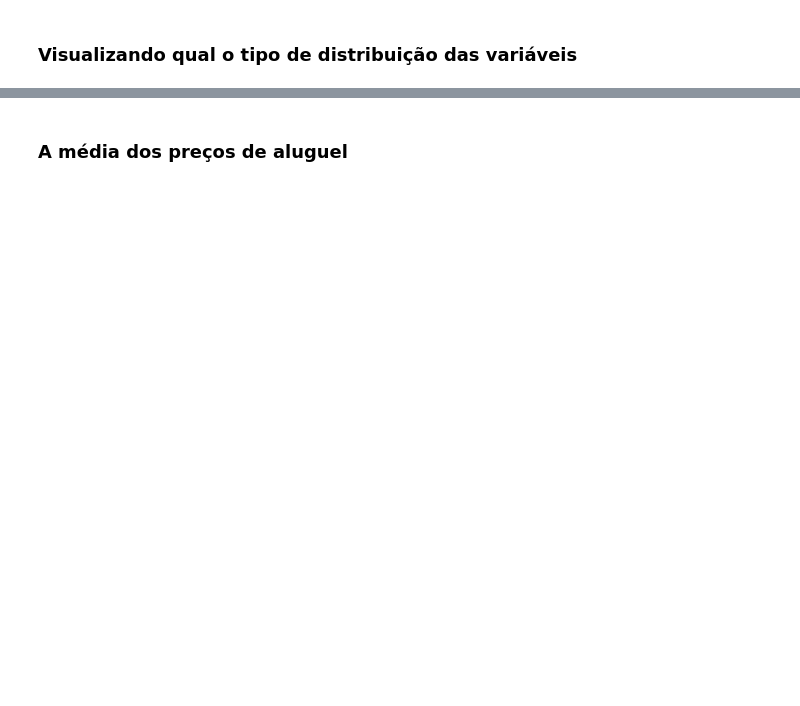
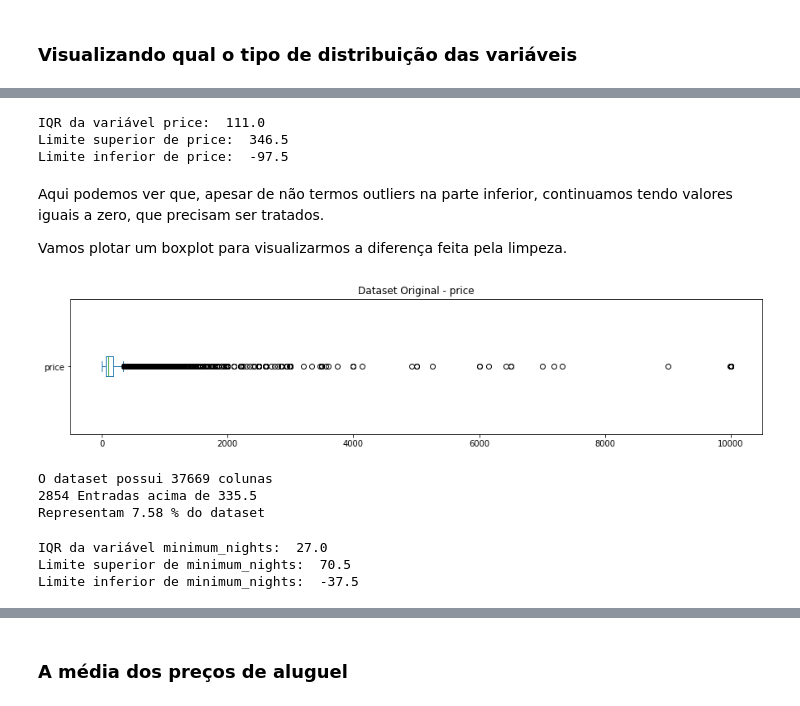
Before and after one commit to prof-Thiago-Nunes/Projetos-data-science-, a Jupyter notebook: Analisando_os_Dados_do_Airbnb.ipynb, the cells around one changed output, grey strips where cells are left out. Cells and saved outputs as stored; diff of their text form; code cells hidden in the pictures; blank space fills up the shorter version.

```diff
--- a/Analisando_os_Dados_do_Airbnb.ipynb
+++ b/Analisando_os_Dados_do_Airbnb.ipynb
@@ -248,0 +332,52 @@ entradas: 0
+# %%
+# identificando os outliers para a variável price
+q1_price = df.price.quantile(.25)
+q3_price = df.price.quantile(.75)
+IQR_price = q3_price - q1_price
+print('IQR da variável price: ', IQR_price)
+
+# definindo os limites
+sup_price = q3_price + 1.5 * IQR_price
+inf_price = q1_price - 1.5 * IQR_price
+
+print('Limite superior de price: ', sup_price)
+print('Limite inferior de price: ', inf_price)
+# %% [output]
+IQR da variável price:  111.0
+Limite superior de price:  346.5
+Limite inferior de price:  -97.5
+# %% [markdown]
+Aqui podemos ver que, apesar de não termos outliers na parte inferior, continuamos tendo valores iguais a zero, que precisam ser tratados.
+
+Vamos plotar um boxplot para visualizarmos a diferença feita pela limpeza.
+# %%
+# verificando o conjunto original
+fig, ax = plt.subplots(figsize=(15,3))
+df.price.plot(kind='box', vert=False);
+ax.set_title('Dataset Original - price')
+plt.show()
+print(f"O dataset possui {(df.shape[0])} colunas")
+print(f"{(len(df[df.price > 335.5]))} Entradas acima de 335.5")
+print(f"Representam {(len(df[df.price > 335.5]) / df.shape[0])*100:.2f} % do dataset")
+# %% [output]
+[figure, added]
+O dataset possui 37669 colunas
+2854 Entradas acima de 335.5
+Representam 7.58 % do dataset
+# %%
+# identificando os outliers para a variável minimum_nights
+q1_minimum_nights = df.minimum_nights.quantile(.25)
+q3_minimum_nights = df.minimum_nights.quantile(.75)
+IQR_minimum_nights = q3_minimum_nights - q1_minimum_nights
+print('IQR da variável minimum_nights: ', IQR_minimum_nights)
+
+# definindo os limites
+sup_minimum_nights = q3_minimum_nights + 1.5 * IQR_minimum_nights
+inf_minimum_nights = q1_minimum_nights - 1.5 * IQR_minimum_nights
+
+print('Limite superior de minimum_nights: ', sup_minimum_nights)
+print('Limite inferior de minimum_nights: ', inf_minimum_nights)
+# %% [output]
+IQR da variável minimum_nights:  27.0
+Limite superior de minimum_nights:  70.5
+Limite inferior de minimum_nights:  -37.5
```
Also changed, not shown: parts of 60 cells of this notebook.
